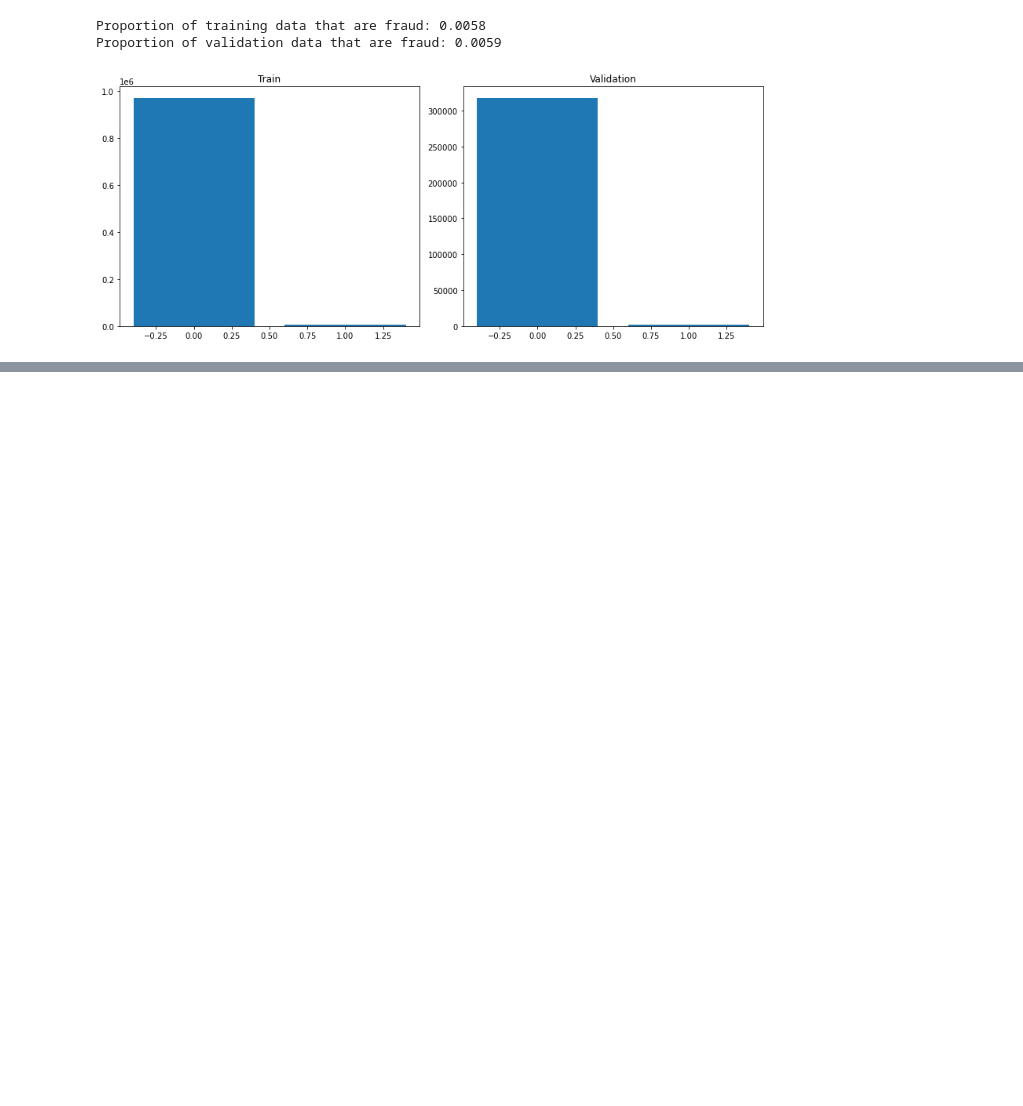
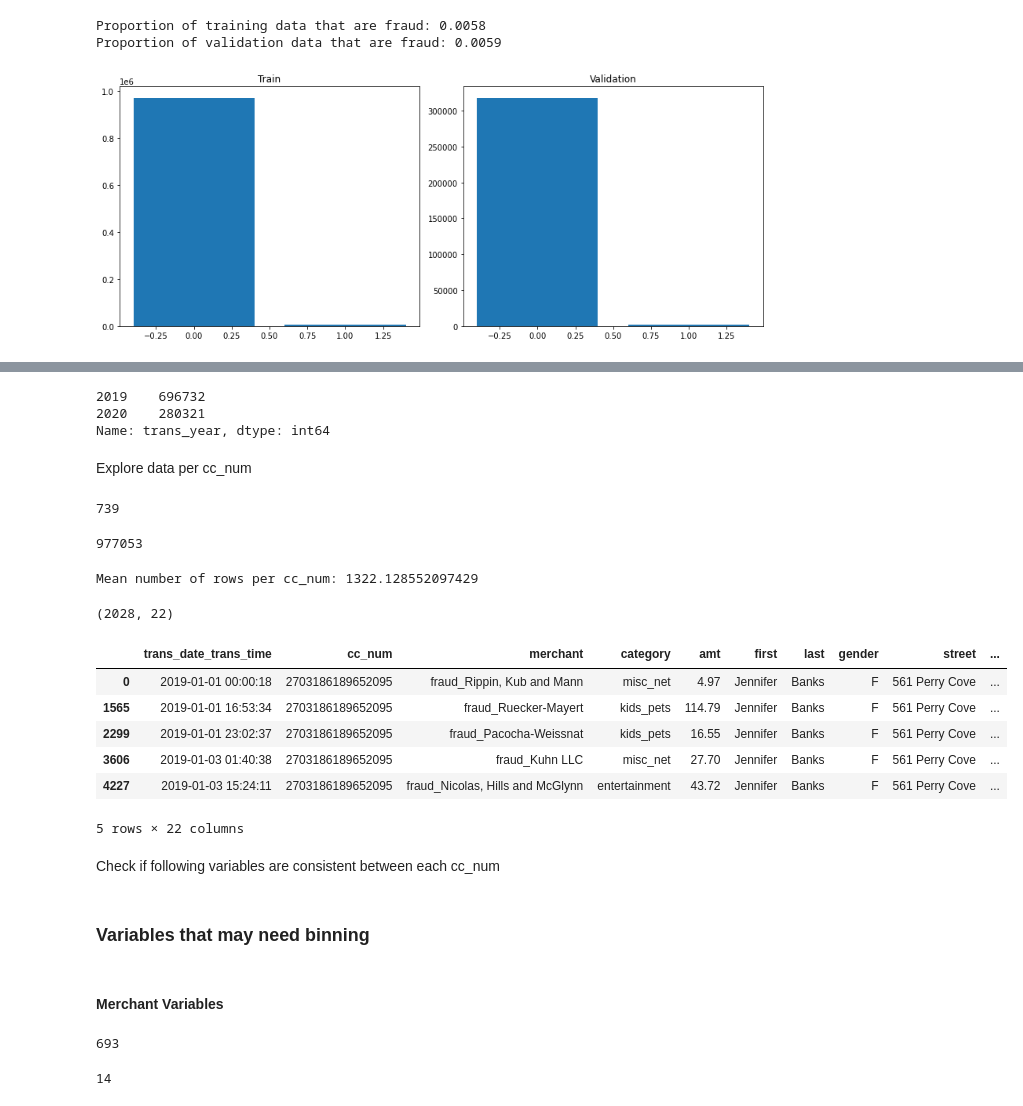
Before and after one commit to anabellafalk/cc_fraud_detection, a Jupyter notebook: eda.ipynb, the cells around one changed output, grey strips where cells are left out. Cells and saved outputs as stored; diff of their text form; code cells hidden in the pictures; blank space fills up the shorter version.

Commit message:
Continued data exploration

```diff
--- a/eda.ipynb
+++ b/eda.ipynb
@@ -119,0 +126,2 @@ plt.show()
+# %%
+dat_tr['trans_year'] = dat_tr['trans_date_trans_time'].apply(lambda x: x[:4])
@@ -119,0 +149,35 @@ plt.show()
+# %%
+dat_tr['trans_year'].value_counts()
+# %% [output]
+2019    696732
+2020    280321
+Name: trans_year, dtype: int64
+# %% [markdown]
+Explore data per cc_num
+# %%
+dat_tr['cc_num'].nunique()
+# %% [output]
+739
+# %%
+dat_tr.shape[0]
+# %% [output]
+977053
+# %%
+print("Mean number of rows per cc_num: " + str(dat_tr.shape[0]/dat_tr['cc_num'].nunique()))
+# %% [output]
+Mean number of rows per cc_num: 1322.128552097429
+# %%
+example_card = dat_tr[dat_tr['cc_num'] == 2703186189652095]
+print(example_card.shape)
+example_card.head()
+# %% [output]
+(2028, 22)
+|  | trans_date_trans_time | cc_num | merchant | category | amt | first | last | gender | street | ... |
+| 0 | 2019-01-01 00:00:18 | 2703186189652095 | fraud_Rippin, Kub and Mann | misc_net | 4.97 | Jennifer | Banks | F | 561 Perry Cove | ... |
+| 1565 | 2019-01-01 16:53:34 | 2703186189652095 | fraud_Ruecker-Mayert | kids_pets | 114.79 | Jennifer | Banks | F | 561 Perry Cove | ... |
+| 2299 | 2019-01-01 23:02:37 | 2703186189652095 | fraud_Pacocha-Weissnat | kids_pets | 16.55 | Jennifer | Banks | F | 561 Perry Cove | ... |
+| 3606 | 2019-01-03 01:40:38 | 2703186189652095 | fraud_Kuhn LLC | misc_net | 27.70 | Jennifer | Banks | F | 561 Perry Cove | ... |
+| 4227 | 2019-01-03 15:24:11 | 2703186189652095 | fraud_Nicolas, Hills and McGlynn | entertainment | 43.72 | Jennifer | Banks | F | 561 Perry Cove | ... |
+5 rows × 22 columns
+# %% [markdown]
+Check if following variables are consistent between each cc_num
@@ -119,0 +190,12 @@ plt.show()
+# %% [markdown]
+### Variables that may need binning
+# %% [markdown]
+#### Merchant Variables
+# %%
+dat_tr['merchant'].nunique()
+# %% [output]
+693
+# %%
+dat_tr['category'].nunique()
+# %% [output]
+14
```
Also changed, not shown: parts of 19 cells of this notebook.
